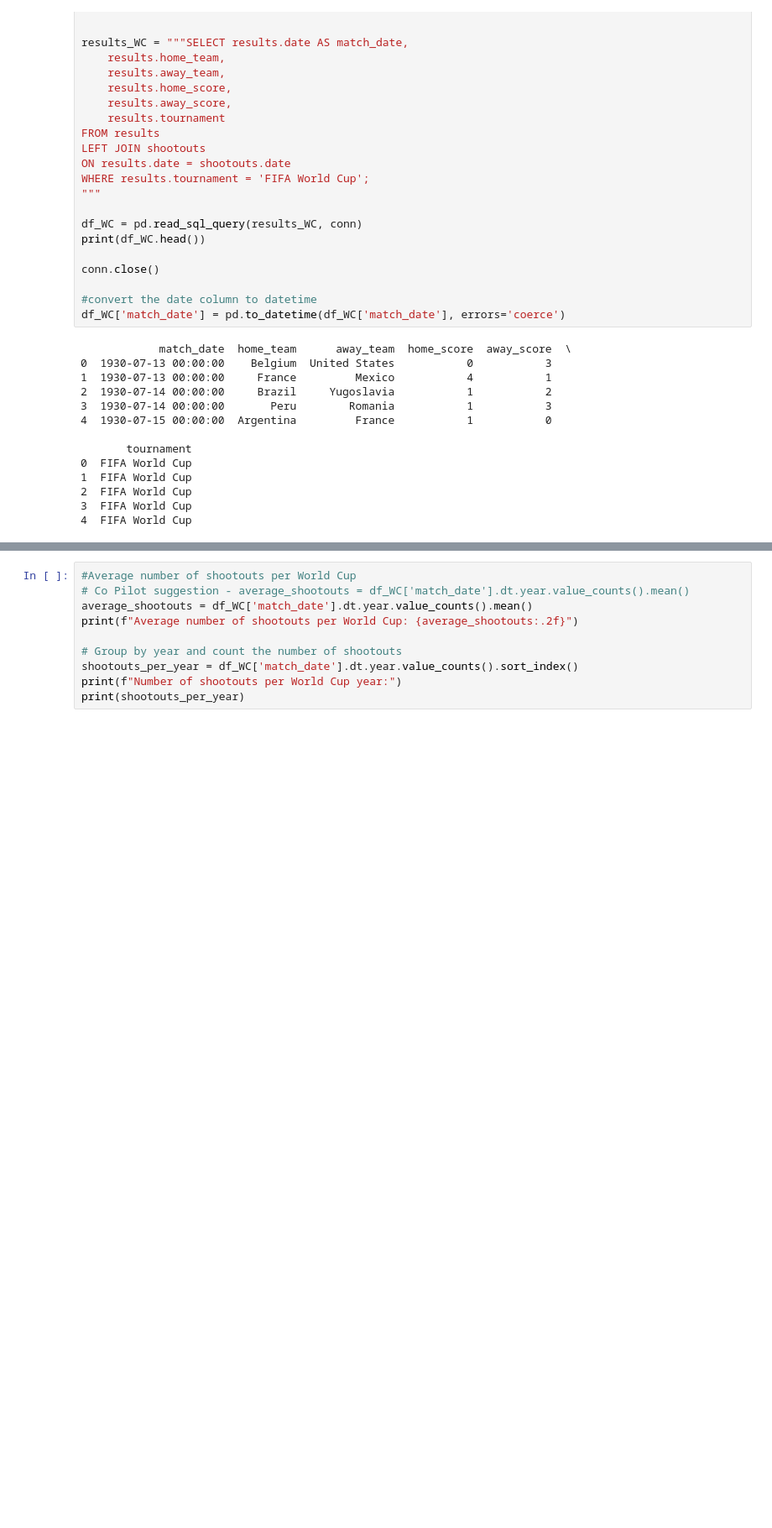
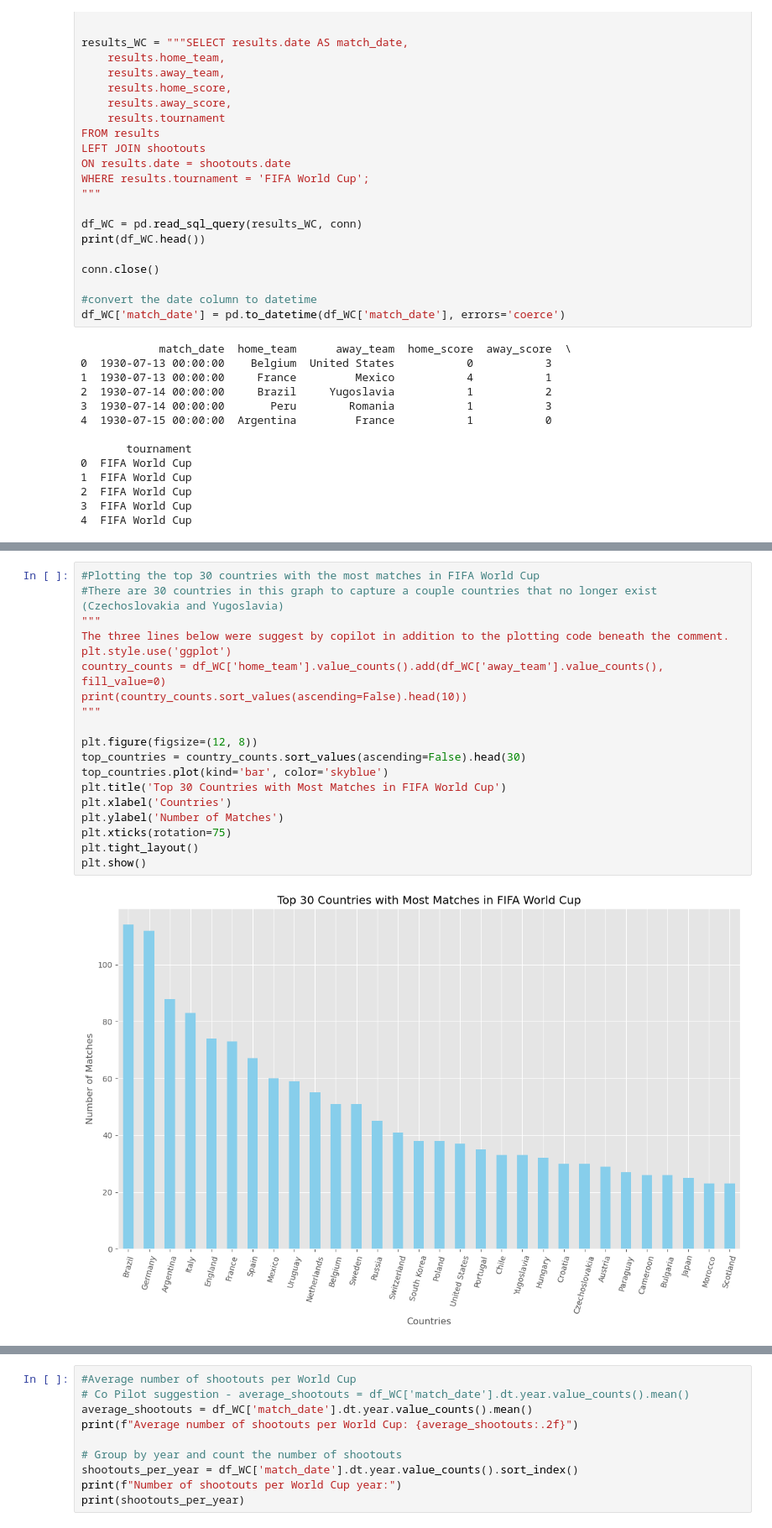
Before and after one commit to joelie1105/international_results_project, a Jupyter notebook: international_results.ipynb, the cells around one changed output, grey strips where cells are left out. Shown at 84% size. Cells and saved outputs as stored; diff of their text form; blank space fills up the shorter version.

```diff
--- a/international_results.ipynb
+++ b/international_results.ipynb
@@ -297,0 +320,21 @@ df_WC['match_date'] = pd.to_datetime(df_WC['match_date'], errors='coerce')
+# %%
+#Plotting the top 30 countries with the most matches in FIFA World Cup
+#There are 30 countries in this graph to capture a couple countries that no longer exist (Czechoslovakia and Yugoslavia)
+"""
+The three lines below were suggest by copilot in addition to the plotting code beneath the comment.
+plt.style.use('ggplot')
+country_counts = df_WC['home_team'].value_counts().add(df_WC['away_team'].value_counts(), fill_value=0)
+print(country_counts.sort_values(ascending=False).head(10))
+"""
+
+plt.figure(figsize=(12, 8))
+top_countries = country_counts.sort_values(ascending=False).head(30)
+top_countries.plot(kind='bar', color='skyblue')
+plt.title('Top 30 Countries with Most Matches in FIFA World Cup')
+plt.xlabel('Countries')
+plt.ylabel('Number of Matches')
+plt.xticks(rotation=75)
+plt.tight_layout()
+plt.show()
+# %% [output]
+[figure, added]
```
Also changed, not shown: parts of 6 cells of this notebook, 3 other files.
